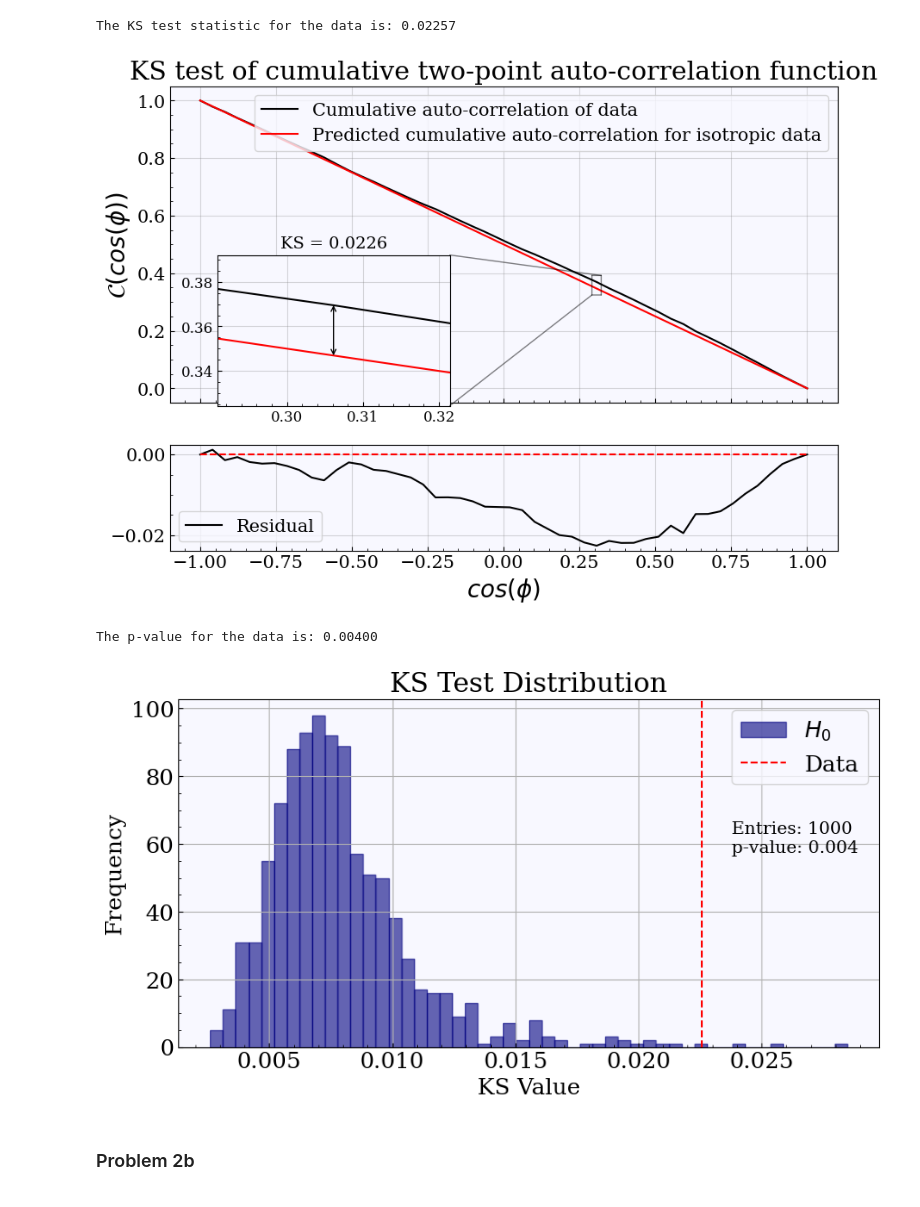
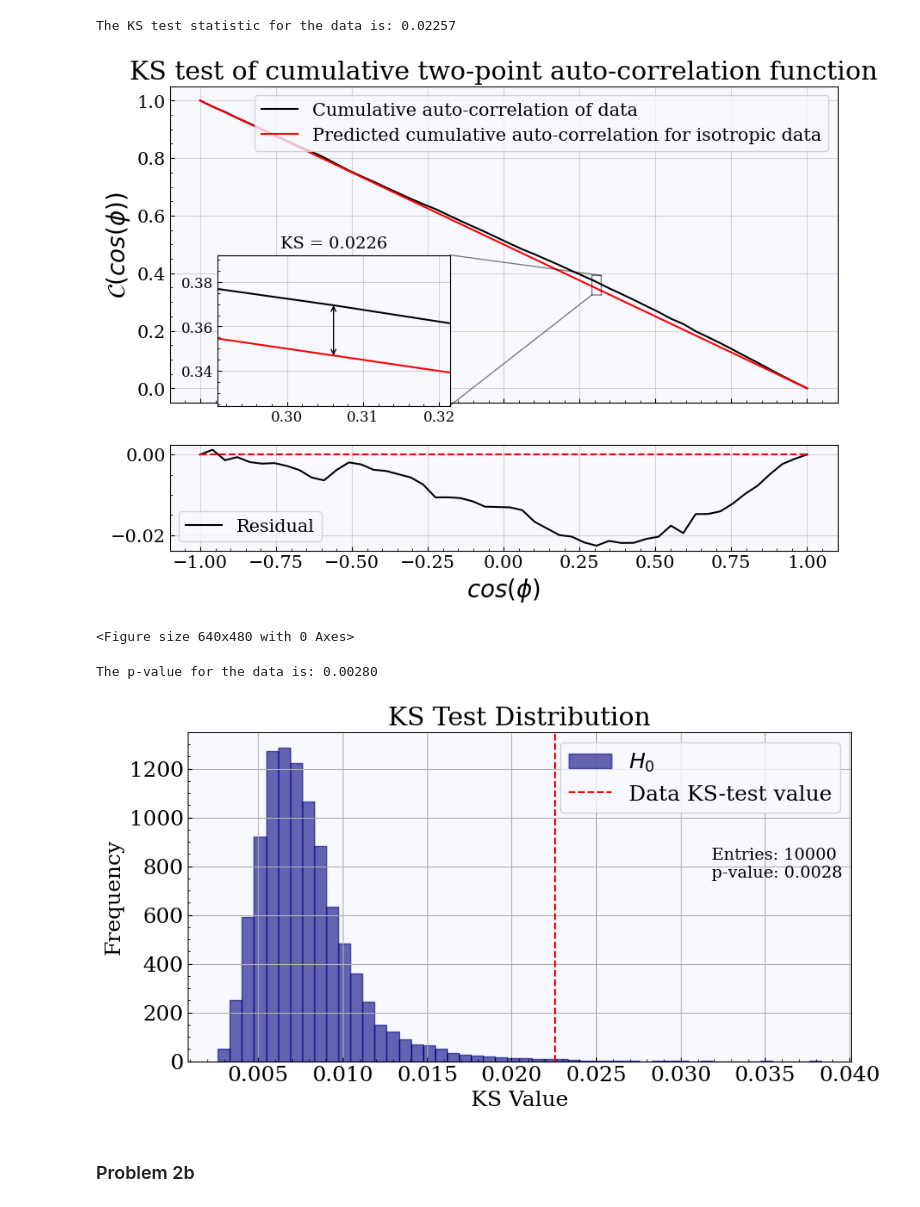
Before and after one commit to Emilie-Jessen/AppStat2, a Jupyter notebook: Exam/Exam24_Problem2.ipynb, the cells around one changed output. Saved outputs shown, nothing was run; the diff lists cells and outputs as text; code cells hidden in the pictures.

```diff
--- a/Exam/Exam24_Problem2.ipynb
+++ b/Exam/Exam24_Problem2.ipynb
@@ -36,7 +36,7 @@ mpl.rcParams['ytick.direction'] = 'in'
 mpl.rcParams['xtick.minor.visible'] = True
 mpl.rcParams['ytick.minor.visible'] = True
 # %%
-save_plots = False
+save_plots = True
 np.random.seed(42)
 # %% [markdown]
 ### Problem 2a
@@ -240,12 +242,13 @@ fig, ax = plt.subplots(2, 1, figsize=(10,7), sharex=True, gridspec_kw={'height_r
 KS_plot(cos_bins, data_auto_corr, data_iso_pred, fig, ax)
 
 if save_plots:
-    plt.savefig('Plots/Prob2_KS_test.png', dpi=300)
+    plt.savefig('Figures/Prob2_KS_test.png', dpi=300)
 # %% [output]
 [figure]
+<Figure size 640x480 with 0 Axes>
 # %%
 # Sample isotropic data and perform the KS test
-N_trials = 1000
+N_trials = 10000
 N_points = len(azi)
 KS_values = np.zeros(N_trials)
 
@@ -265,25 +268,28 @@ p_value = p_val(KS_values, data_KS)
 # Print the result
 print(f'The p-value for the data is: {p_value:.5f}')
 # %% [output]
-The p-value for the data is: 0.00400
+The p-value for the data is: 0.00280
 # %%
 # Plot the distribution of KS values
 
 fig, ax = plt.subplots(1, 1, figsize=(10,5))
 ax.hist(KS_values, bins=50, label=r'$H_0$', alpha=0.6, color='navy', edgecolor='navy')
-ax.axvline(data_KS, color='r', label='Data', linestyle='dashed')
+ax.axvline(data_KS, color='r', label='Data KS-test value', linestyle='dashed')
 ax.set_xlabel('KS Value')
 ax.set_ylabel('Frequency')
 ax.set_title('KS Test Distribution')
 ax.legend(loc='upper right')
 
 # Add text with entries and p-value
-textstr = f'Entries: {N_trials}\np-value: {p_value:.3f}'
+textstr = f'Entries: {N_trials}\np-value: {p_value:.4f}'
 
 ax.text(0.79, 0.65, textstr, transform=ax.transAxes, fontsize=14,
-        verticalalignment='top');
+        verticalalignment='top')
+
+if save_plots:
+        plt.savefig('Figures/Prob2_KS_dist.png', dpi=300)
 # %% [output]
-[figure, old version]
+[figure, new version]
 # %% [markdown]
 ### Problem 2b
 # %%
```
Also changed, not shown: parts of 4 cells of this notebook, 29 other files.
